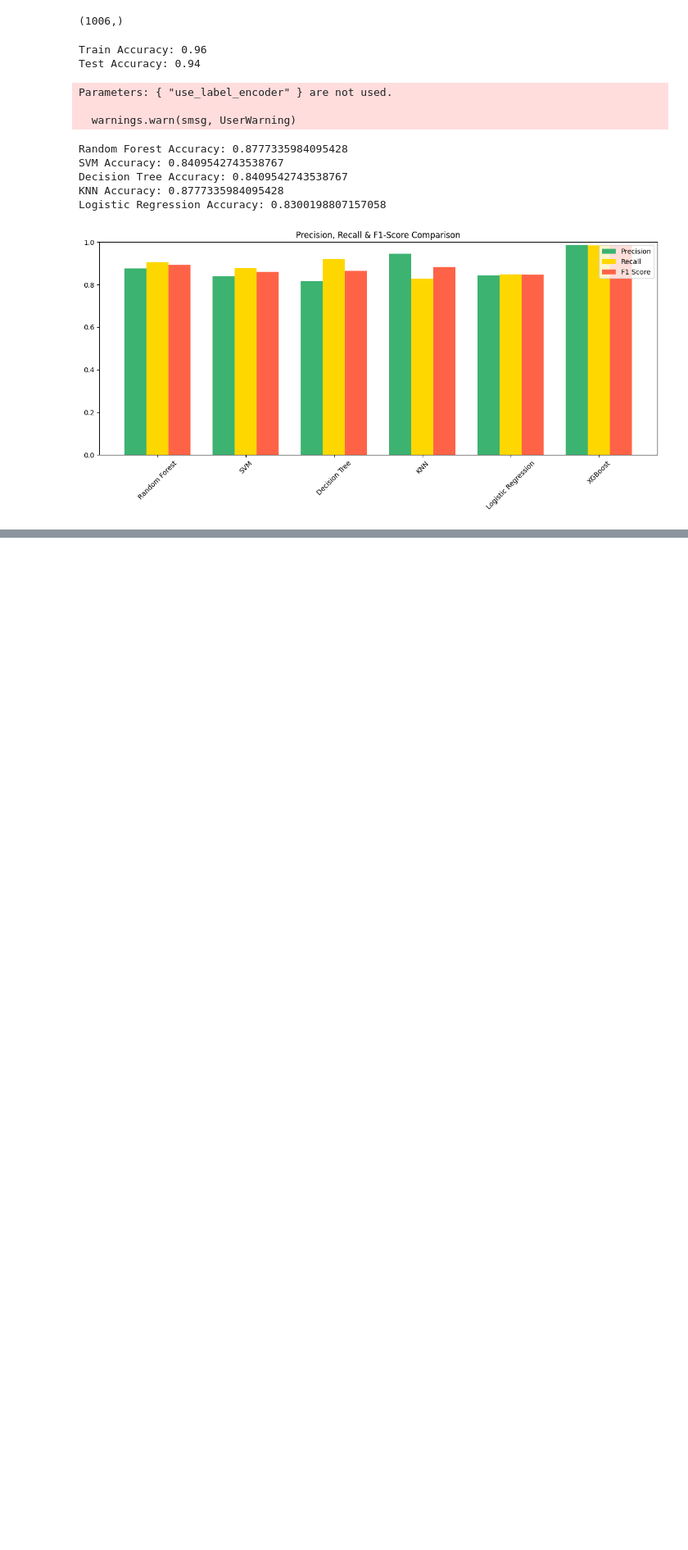
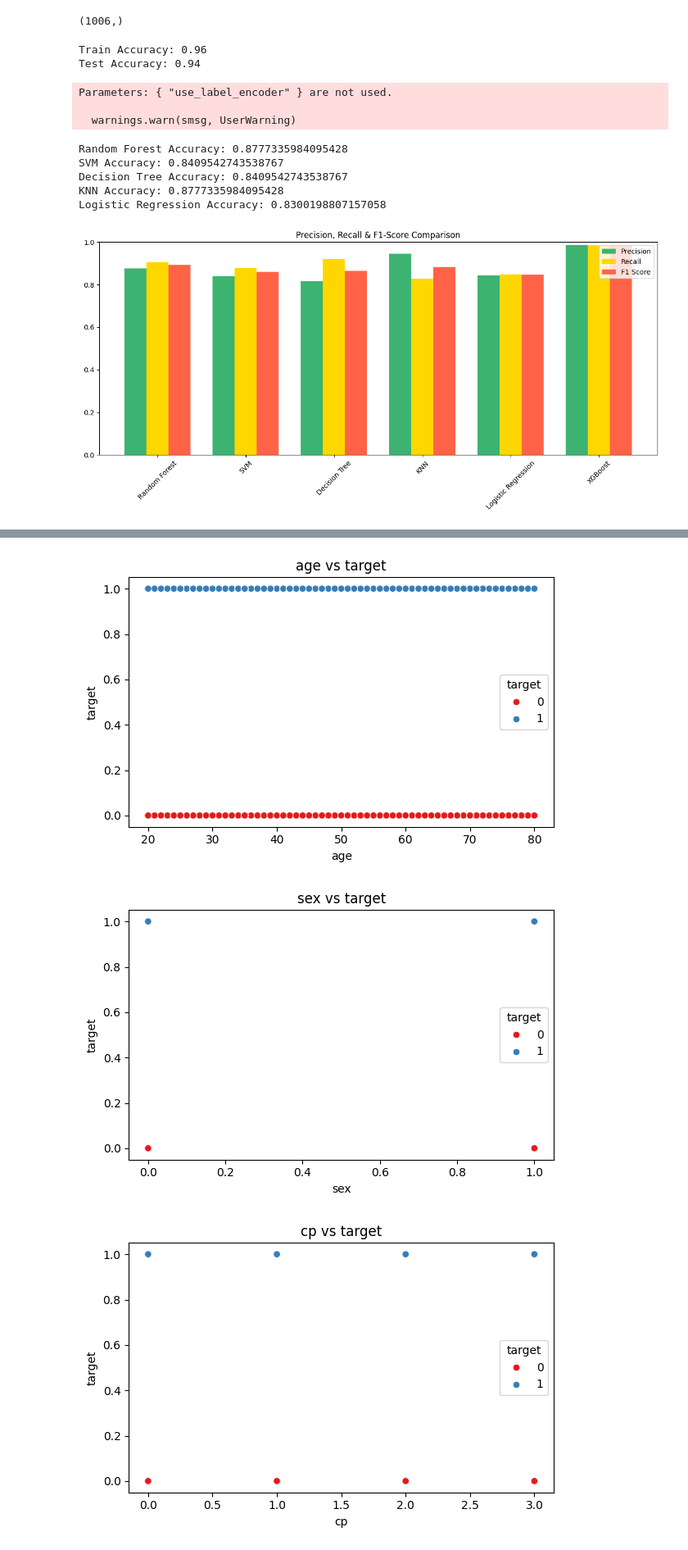
Before and after one commit to ESWARVETLA-19/heart_disease_prediction, a Jupyter notebook: heart/clean.ipynb, the cells around one changed output, grey strips where cells are left out. Shown: that part at 82% size. Cells and saved outputs as stored; diff of their text form; code cells hidden in the pictures; blank space fills up the shorter version.

```diff
--- a/heart/clean.ipynb
+++ b/heart/clean.ipynb
@@ -221,0 +233,14 @@ plt.show()
+# %%
+target_col = "target"
+
+for col in data.select_dtypes(include='number').columns:
+    if col != target_col:
+        plt.figure(figsize=(6, 4))
+        sns.scatterplot(data=data, x=col, y=target_col, hue=target_col, palette='Set1')
+        plt.title(f"{col} vs {target_col}")
+        plt.tight_layout()
+        plt.show()
+# %% [output]
+[figure, added]
+[figure, added]
+[figure, added]
```
Also changed, not shown: parts of 2 cells of this notebook, 2 other files.
